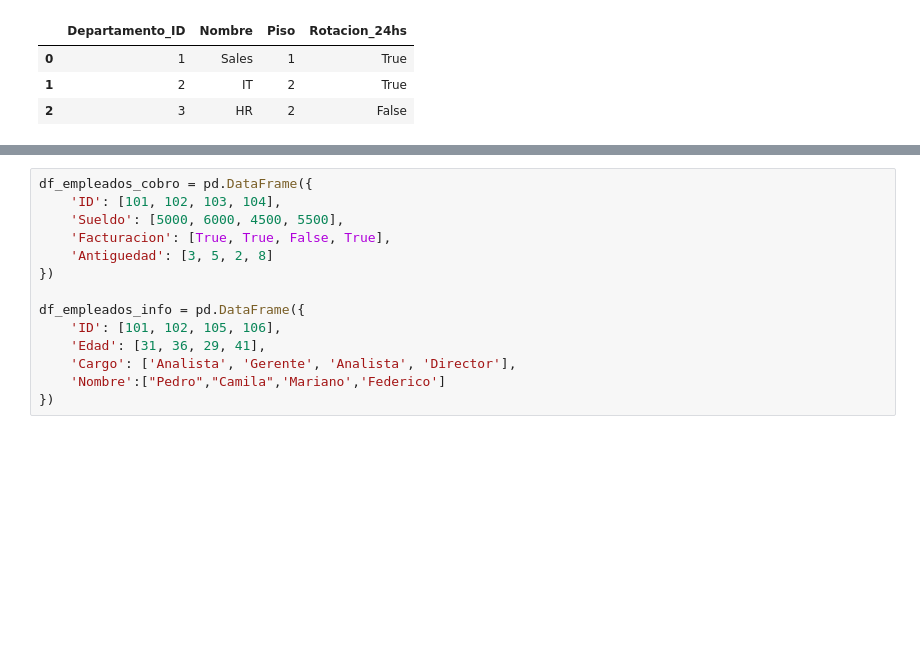
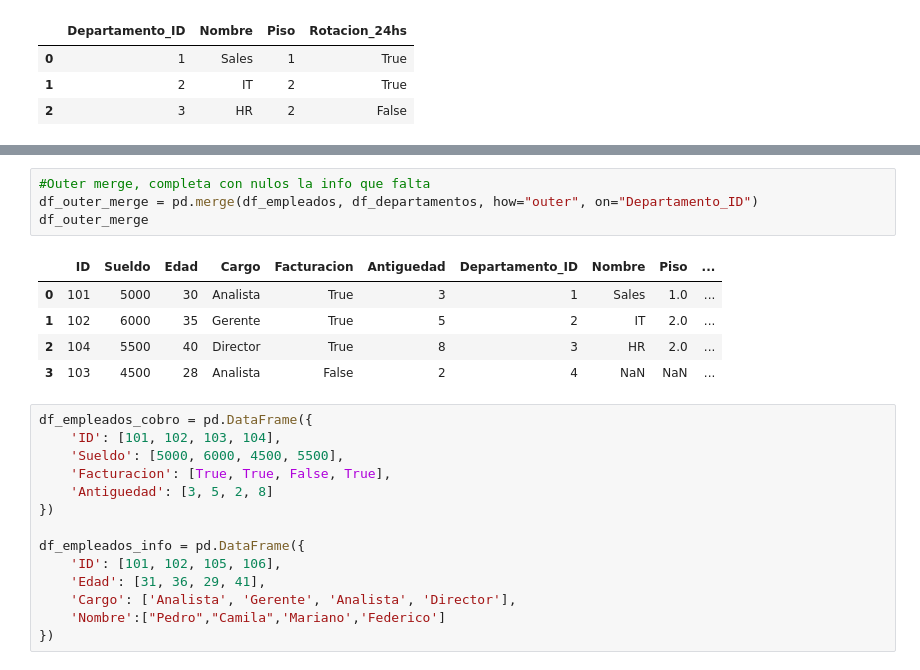
Before and after one commit to sofiagoszko/practicas-analisis-datos, a Jupyter notebook: python/PythonClase09-Pandas-DataFrame.ipynb, the cells around one changed output, grey strips where cells are left out. Cells and saved outputs as stored; diff of their text form; blank space fills up the shorter version.

Commit message:
inner, outer, left y right merge

```diff
--- a/python/PythonClase09-Pandas-DataFrame.ipynb
+++ b/python/PythonClase09-Pandas-DataFrame.ipynb
@@ -712,3 +721,13 @@ df_departamentos
+# %%
+#Outer merge, completa con nulos la info que falta
+df_outer_merge = pd.merge(df_empleados, df_departamentos, how="outer", on="Departamento_ID")
+df_outer_merge
+# %% [output]
+|  | ID | Sueldo | Edad | Cargo | Facturacion | Antiguedad | Departamento_ID | Nombre | Piso | ... |
+| 0 | 101 | 5000 | 30 | Analista | True | 3 | 1 | Sales | 1.0 | ... |
+| 1 | 102 | 6000 | 35 | Gerente | True | 5 | 2 | IT | 2.0 | ... |
+| 2 | 104 | 5500 | 40 | Director | True | 8 | 3 | HR | 2.0 | ... |
+| 3 | 103 | 4500 | 28 | Analista | False | 2 | 4 | NaN | NaN | ... |
 # %%
 df_empleados_cobro = pd.DataFrame({
     'ID': [101, 102, 103, 104],
```
Also changed, not shown: parts of 4 cells of this notebook.
